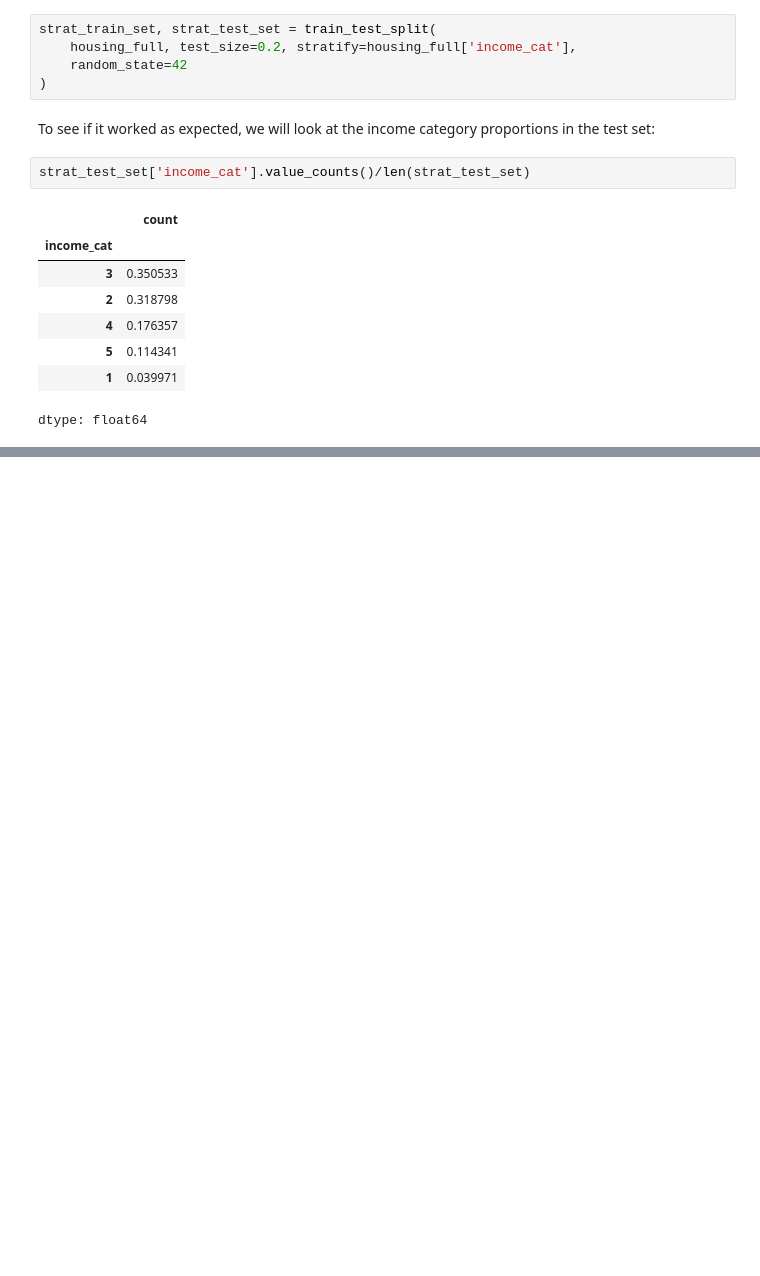
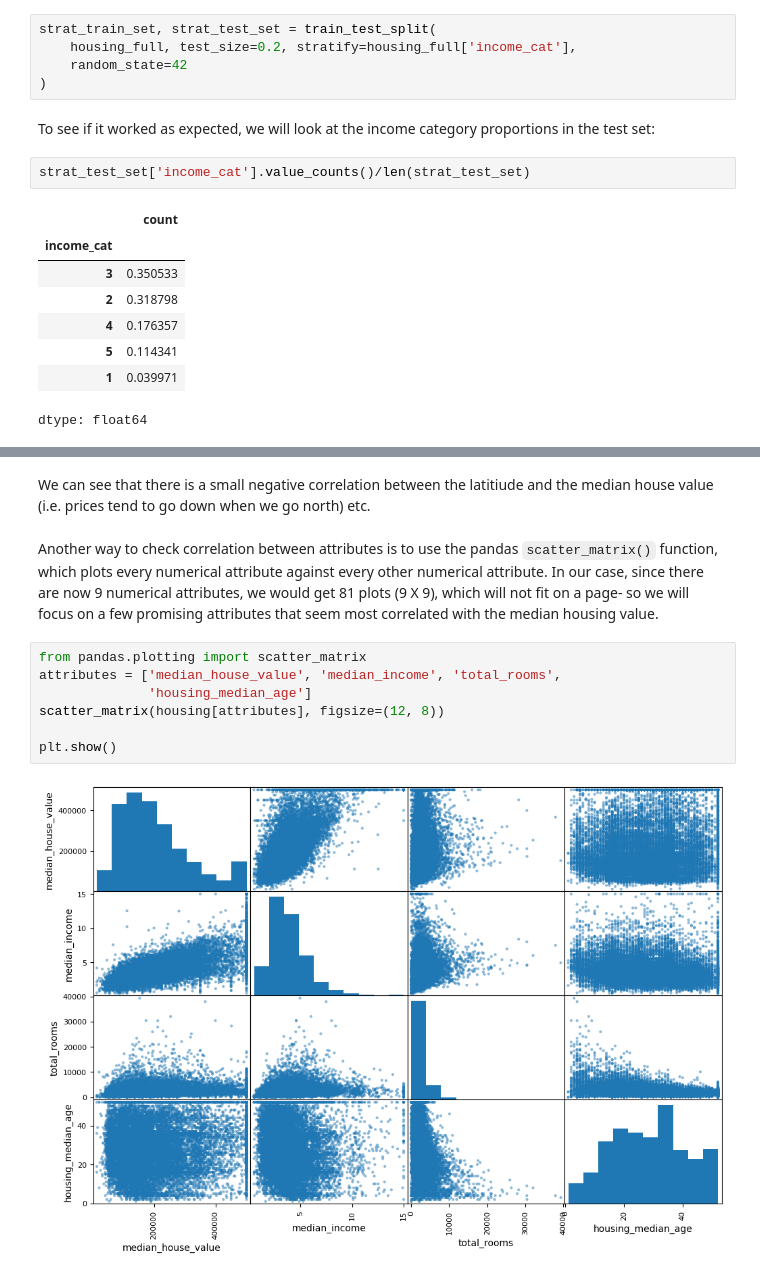
Before and after one commit to gbonsu673-ui/california-housing-price-prediction, a Jupyter notebook: end_to_end_machine_learning.ipynb, the cells around one changed output, grey strips where cells are left out. Saved outputs shown, nothing was run; the diff lists cells and outputs as text; blank space fills up the shorter version.

```diff
--- a/end_to_end_machine_learning.ipynb
+++ b/end_to_end_machine_learning.ipynb
@@ -256,0 +315,13 @@ First, the test set is set aside and only the training set is explored. Also, if
+# %% [markdown]
+We can see that there is a small negative correlation between the latitiude and the median house value (i.e. prices tend to go down when we go north) etc.
+# %% [markdown]
+Another way to check correlation between attributes is to use the pandas `scatter_matrix()` function, which plots every numerical attribute against every other numerical attribute. In our case, since there are now 9 numerical attributes, we would get 81 plots (9 X 9), which will not fit on a page- so we will focus on a few promising attributes that seem most correlated with the median housing value.
+# %%
+from pandas.plotting import scatter_matrix
+attributes = ['median_house_value', 'median_income', 'total_rooms',
+              'housing_median_age']
+scatter_matrix(housing[attributes], figsize=(12, 8))
+
+plt.show()
+# %% [output]
+[figure, added]
```
Also changed, not shown: parts of 17 cells of this notebook.
